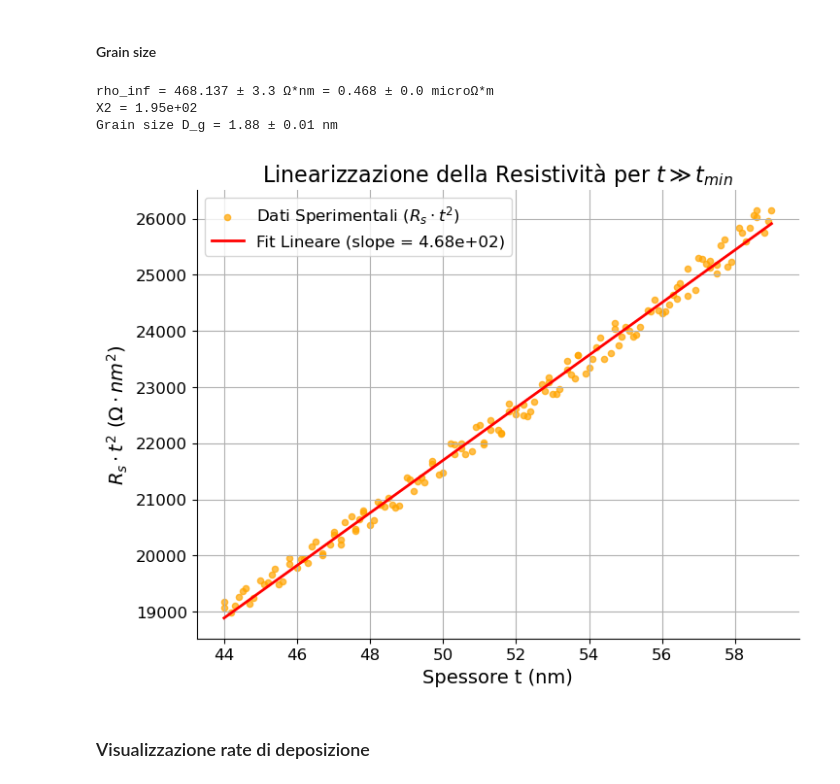
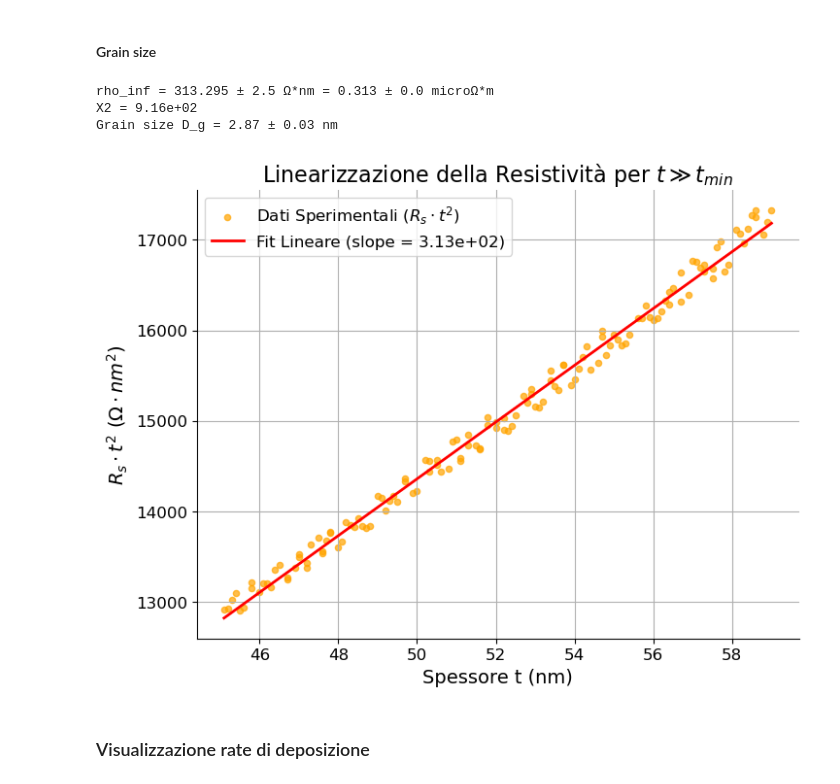
Before and after one commit to Antico864/Labo_struttura, a Jupyter notebook: analysis/analysis.ipynb, the cells around one changed output. Saved outputs shown, nothing was run; the diff lists cells and outputs as text; code cells hidden in the pictures.

```diff
--- a/analysis/analysis.ipynb
+++ b/analysis/analysis.ipynb
@@ -44,10 +50,12 @@ mpl.rcParams['axes.spines.top'] = False
 ### Identificazione regione ohmica
 # %%
 #PRIMA DEPOSIZIONE
-data = np.loadtxt('data/vetro_1_28_04.txt',usecols=(0,1),skiprows=1)
-# estraiamo le colonne
-R=data[:,0] #resistenza
-T=data[:,1]*100 #thickness
+# data = np.loadtxt('data/vetro_1_28_04.txt',usecols=(0,1),skiprows=1)
+# # estraiamo le colonne
+# R=data[:,0] #resistenza
+# T=data[:,1]*100 #thickness
+
+R, R_err, T, T_err = functions.assign_uncoupling_error('data/vetro_1_28_04.txt')
 
 #------------------CALCOLO RT^2 PER STIMARE REGIONE OHMICA------------------
 mask= (T > 0) & (R > 0)
@@ -1272,74 +1286,74 @@ KeyboardInterrupt:
 #### Grain size
 # %%
 # Regione metallica continua: grain size
-mask_inf = mask_C & (T > T_crit)
-T_inf1 = T[mask_inf]
-R_inf1 = R[mask_inf]
+mask_inf = mask_C & (T > 45)
+T_inf3 = T[mask_inf]
+R_inf3 = R[mask_inf]
 
 # R VA MOLTIPLICATO PER (LARGHEZZA DELLA MASCHERA/LUNGHEZZA DELLA MASCHERA)
-W = 2
-L = 5 # è solo un'ipotesi, in mm
-s_factor = W / L
-R_inf1 = R_inf1 * s_factor
-RT2 = R_inf1 * (T_inf1**2)
+# W = 2
+# L = 5 # è solo un'ipotesi, in mm
+# s_factor = W / L
+R_inf3 = R_inf3 * s_factor
+RT2 = R_inf3 * (T_inf3**2)
 
 def retta(x, m, q):
     return m * x + q
 
 # fit
-popt, pcov = curve_fit(retta, T_inf1, RT2)
+popt, pcov = curve_fit(retta, T_inf3, RT2)
 
 # fit data
-rho_inf = popt[0]
-q = popt[1]
+rho_inf3 = popt[0]
+q3 = popt[1]
 
 # errore rho_inf dal fit
 errori = np.sqrt(np.diag(pcov))
-err_rho_inf = errori[0] # sigma_rho_inf in Ω·nm
+err_rho_inf3 = errori[0] # sigma_rho_inf in Ω·nm
 
-X2 = np.sum((rho_inf*T_inf1 + q - RT2)**2/(rho_inf*T_inf1 + q))
+X2 = np.sum((rho_inf3*T_inf3 + q - RT2)**2/(rho_inf3*T_inf3 + q))
 
-print(f"rho_inf = {rho_inf:.3f} ± {err_rho_inf:.1f} Ω*nm = {(rho_inf*0.001):.3f} ± {(err_rho_inf*0.001):.1f} microΩ*m")
+print(f"rho_inf = {rho_inf3:.3f} ± {err_rho_inf3:.1f} Ω*nm = {(rho_inf3*0.001):.3f} ± {(err_rho_inf3*0.001):.1f} microΩ*m")
 print(f"X2 = {X2:.3}")
 
 # Grain size
 # Convertiamo in metri
-rho_inf_m = rho_inf * 1e-9
+rho_inf_m = rho_inf3 * 1e-9
 err_rho_inf_m = err_rho_inf * 1e-9
 
 # D_g
 D_g_m = (rho_0 * lambda_0) / (rho_inf_m - rho_0) # m
 
 # Propagazione dell'errore su D_g_m
 err_Dg_m = (rho_0 * lambda_0 / ((rho_inf_m - rho_0)**2)) * err_rho_inf_m
 
 # in nanometri
-D_g_nm = D_g_m * 1e9 # nm
-err_Dg_nm = err_Dg_m * 1e9 # nm
+D_g_nm3 = D_g_m * 1e9 # nm
+err_Dg_nm3 = err_Dg_m * 1e9 # nm
 
-print(f"Grain size D_g = {D_g_nm:.2f} ± {err_Dg_nm:.2f} nm")
+print(f"Grain size D_g = {D_g_nm3:.2f} ± {err_Dg_nm3:.2f} nm")
 
 
 # plotting - rho_inf
 plt.figure(figsize=(8,6))
-plt.scatter(T_inf1, RT2, color='orange', label='Dati Sperimentali ($R_s \cdot t^2$)', s=20, alpha=0.7)
+plt.scatter(T_inf3, RT2, color='orange', label='Dati Sperimentali ($R_s \cdot t^2$)', s=20, alpha=0.7)
 
 # Calcoliamo i punti della retta fittata
-Y_fit = (rho_inf * T_inf1) + q
-plt.plot(T_inf1, Y_fit, color='red', linewidth=2, label=f'Fit Lineare (slope = {rho_inf:.2e})')
+Y_fit3 = (rho_inf3 * T_inf3) + q3
+plt.plot(T_inf3, Y_fit3, color='red', linewidth=2, label=f'Fit Lineare (slope = {rho_inf3:.2e})')
 
 plt.xlabel('Spessore t (nm)')
 plt.ylabel('$R_s \cdot t^2$ ($\Omega \cdot nm^2$)')
 plt.title('Linearizzazione della Resistività per $t \gg t_{min}$')
 plt.legend()
 plt.grid(True)
 plt.savefig('fig/vetro_3_05_05/rho_inf_3.pdf', format='pdf', bbox_inches='tight')
 plt.show()
 # %% [output]
-rho_inf = 468.137 ± 3.3 Ω*nm = 0.468 ± 0.0 microΩ*m
-X2 = 1.95e+02
-Grain size D_g = 1.88 ± 0.01 nm
+rho_inf = 313.295 ± 2.5 Ω*nm = 0.313 ± 0.0 microΩ*m
+X2 = 9.16e+02
+Grain size D_g = 2.87 ± 0.03 nm
-[figure, old version]
+[figure, new version]
 # %% [markdown]
 ### Visualizzazione rate di deposizione
 
```
Also changed, not shown: parts of 8 cells of this notebook, 6 other files.
